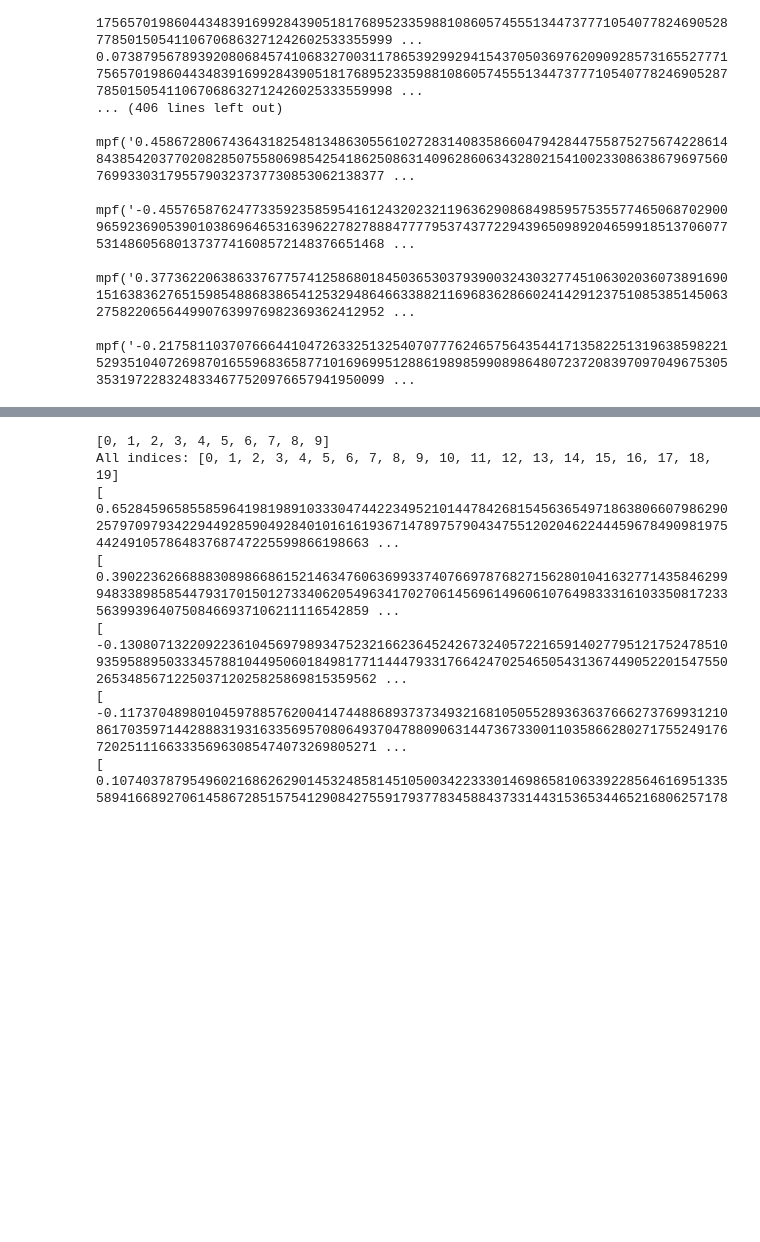
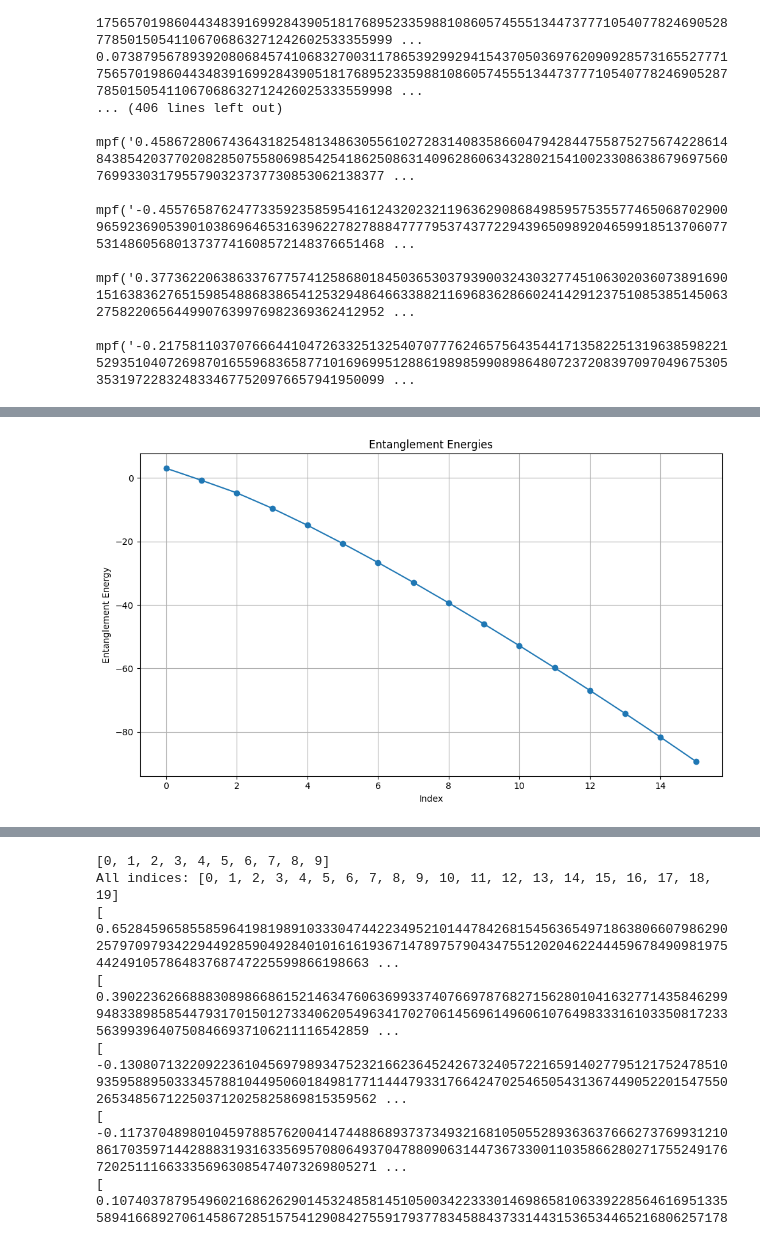
Before and after one commit to bi-altgg/Entangle_Hamil_Graz, a Jupyter notebook: EH_gradient_code.ipynb, the cells around one changed output, grey strips where cells are left out. Cells and saved outputs as stored; diff of their text form; code cells hidden in the pictures; blank space fills up the shorter version.

```diff
--- a/EH_gradient_code.ipynb
+++ b/EH_gradient_code.ipynb
@@ -224,0 +337,31 @@ def Corr_mat(L, xi, Nprec=200):
+# %%
+import mpmath as mp
+
+def entanglement_energies_from_zeta(zeta_vals, Nprec=200):
+    mp.mp.dps = Nprec
+
+    tol = mp.mpf('1e-40')  # numerical cutoff
+
+    eps = []
+    for z in zeta_vals:
+        # keep only nontrivial eigenvalues
+        if tol < z < 1 - tol:
+            eps.append(mp.log((1 - z) / z))
+
+    return eps
+import matplotlib.pyplot as plt
+
+# Compute entanglement energies
+entanglement_energies = entanglement_energies_from_zeta(sorted_eigenvalues, Nprec=200)
+
+    # Plot entanglement energies
+plt.figure(figsize=(10, 6))
+plt.plot(range(len(entanglement_energies)), entanglement_energies, marker='o', linestyle='-')
+plt.xlabel('Index')
+plt.ylabel('Entanglement Energy')
+plt.title('Entanglement Energies')
+plt.grid(True)
+plt.tight_layout()
+plt.show()
+# %% [output]
+[figure, added]
```
Also changed, not shown: parts of 13 cells of this notebook, 2 other files.
